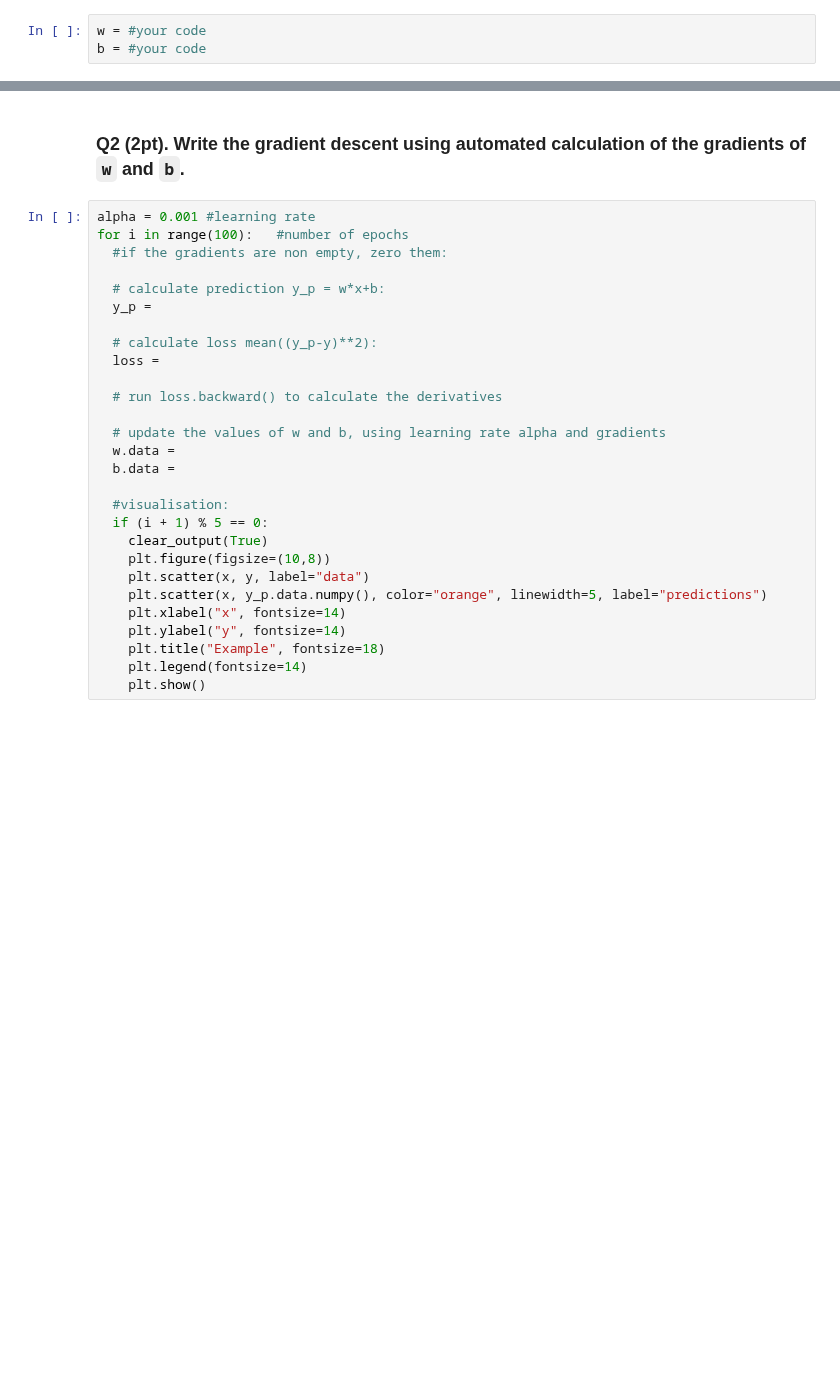
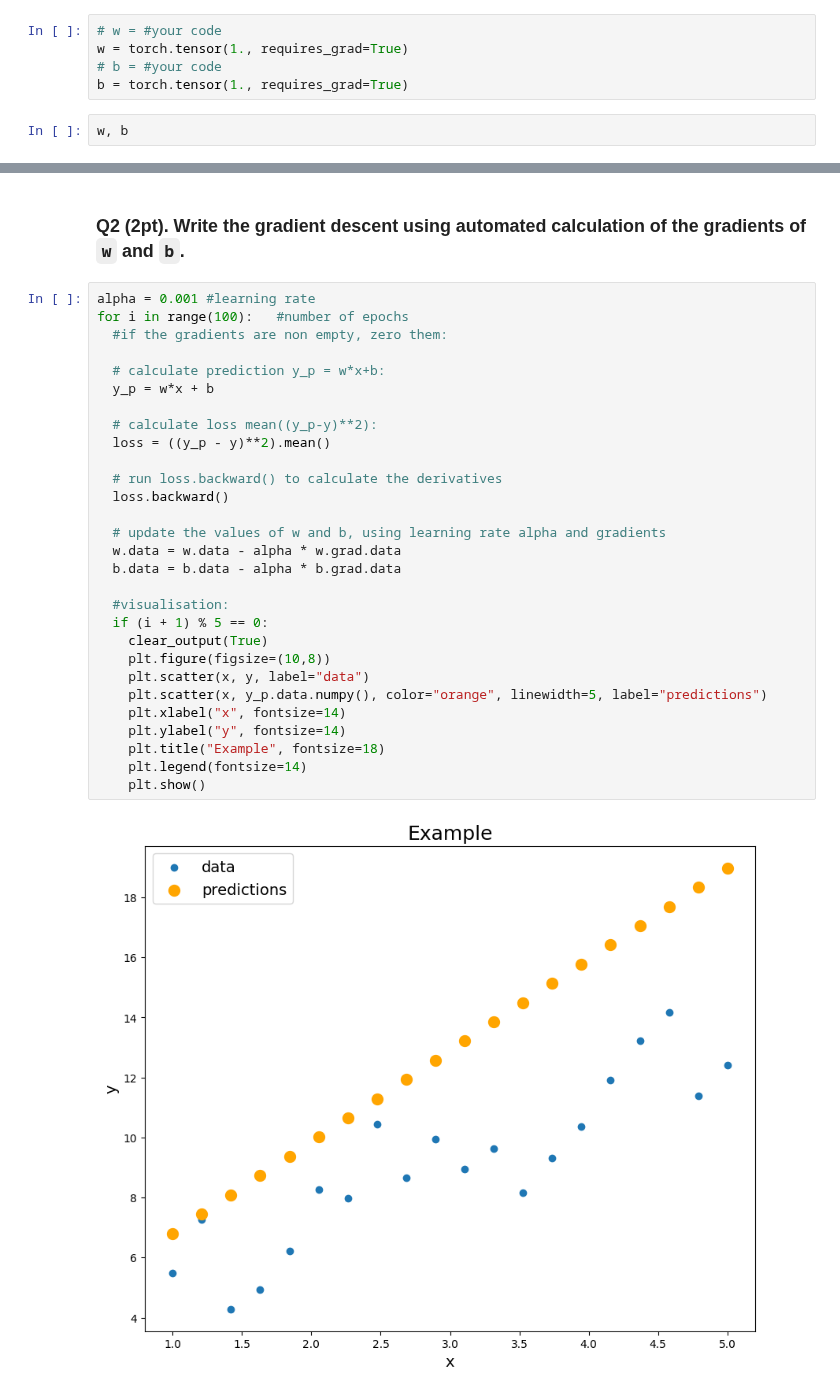
Before and after one commit to Nick-Azzarano/Machine-Learning-Practice, a Jupyter notebook: Spring2025/In-Class_Problems/problems_16.ipynb, the cells around one changed output, grey strips where cells are left out. Cells and saved outputs as stored; diff of their text form; blank space fills up the shorter version.

```diff
--- a/Spring2025/In-Class_Problems/problems_16.ipynb
+++ b/Spring2025/In-Class_Problems/problems_16.ipynb
@@ -154,6 +192,10 @@ plt.scatter(x,y)
 [figure]
 # %% [markdown]
 ### Q1 (1 pt).   Initialize the weights and bais with gradients (see example with `sin(a)`).
+# %%
+# w = #your code
+w = torch.tensor(1., requires_grad=True)
+# b = #your code
+b = torch.tensor(1., requires_grad=True)
 # %%
-w = #your code
-b = #your code
+w, b
@@ -162,28 +206,31 @@ b = #your code
 # %%
 alpha = 0.001 #learning rate
 for i in range(100):   #number of epochs
   #if the gradients are non empty, zero them:
 
   # calculate prediction y_p = w*x+b:
-  y_p =
+  y_p = w*x + b
 
   # calculate loss mean((y_p-y)**2):
-  loss =
+  loss = ((y_p - y)**2).mean()
 
   # run loss.backward() to calculate the derivatives
+  loss.backward()
 
   # update the values of w and b, using learning rate alpha and gradients
-  w.data =
-  b.data =
+  w.data = w.data - alpha * w.grad.data
+  b.data = b.data - alpha * b.grad.data
 
   #visualisation:
   if (i + 1) % 5 == 0:
     clear_output(True)
     plt.figure(figsize=(10,8))
     plt.scatter(x, y, label="data")
     plt.scatter(x, y_p.data.numpy(), color="orange", linewidth=5, label="predictions")
     plt.xlabel("x", fontsize=14)
     plt.ylabel("y", fontsize=14)
     plt.title("Example", fontsize=18)
     plt.legend(fontsize=14)
     plt.show()
+# %% [output]
+[figure, added]
```
Also changed, not shown: parts of 15 cells of this notebook.
